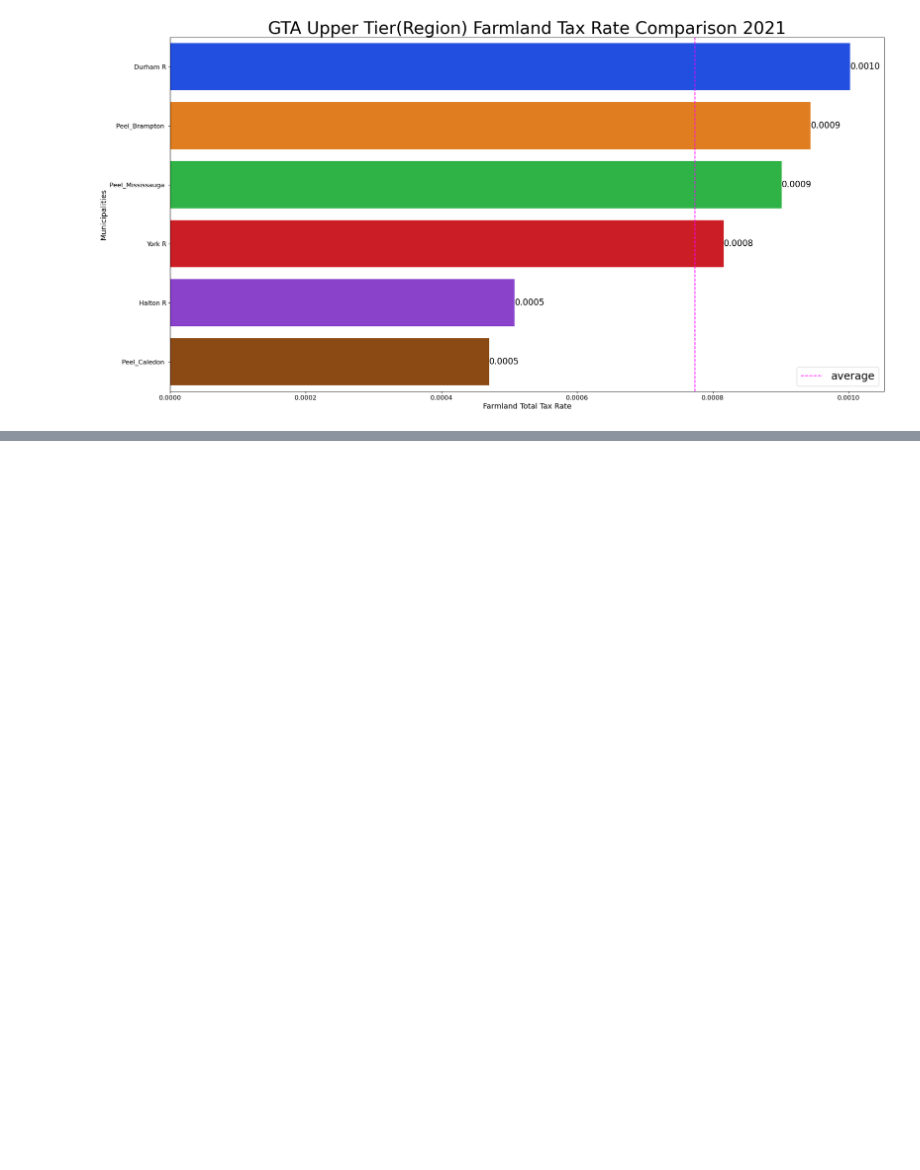
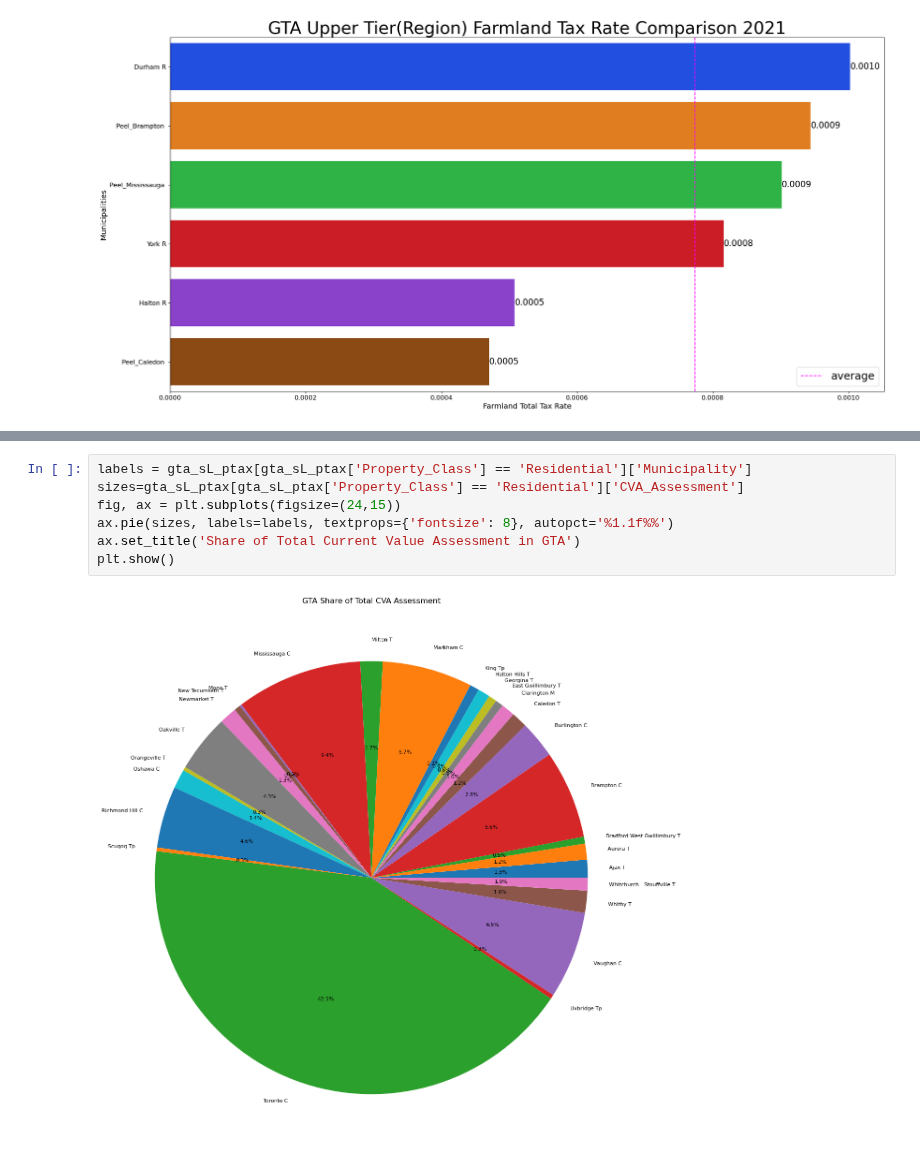
Before and after one commit to ddsarai/propertTax_comps, a Jupyter notebook: GTA_pTax_2021.ipynb, the cells around one changed output, grey strips where cells are left out. Cells and saved outputs as stored; diff of their text form; blank space fills up the shorter version.

```diff
--- a/GTA_pTax_2021.ipynb
+++ b/GTA_pTax_2021.ipynb
@@ -540,0 +543,9 @@ plt.show()
+# %%
+labels = gta_sL_ptax[gta_sL_ptax['Property_Class'] == 'Residential']['Municipality']
+sizes=gta_sL_ptax[gta_sL_ptax['Property_Class'] == 'Residential']['CVA_Assessment']
+fig, ax = plt.subplots(figsize=(24,15))
+ax.pie(sizes, labels=labels, textprops={'fontsize': 8}, autopct='%1.1f%%')
+ax.set_title('Share of Total Current Value Assessment in GTA')
+plt.show()
+# %% [output]
+[figure, added]
```
Also changed, not shown: parts of 7 cells of this notebook.
